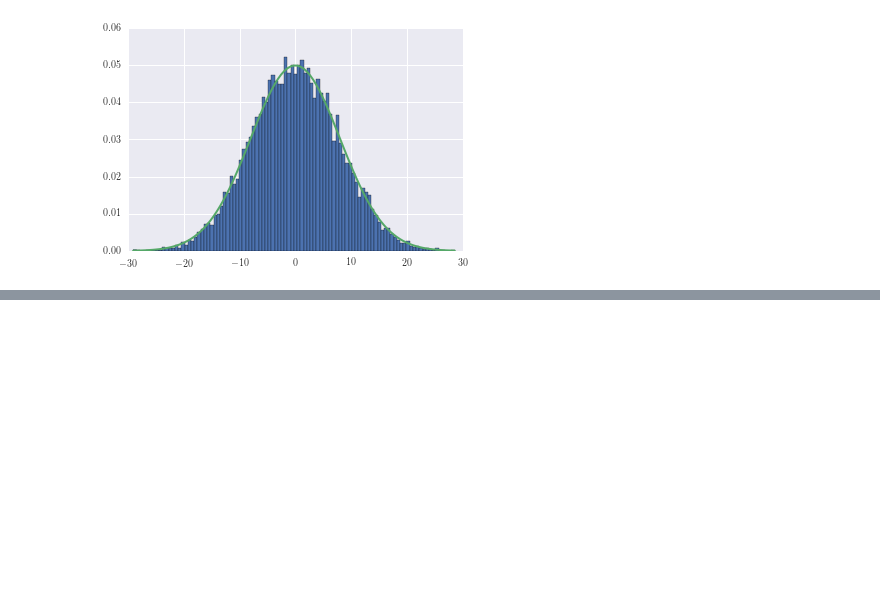
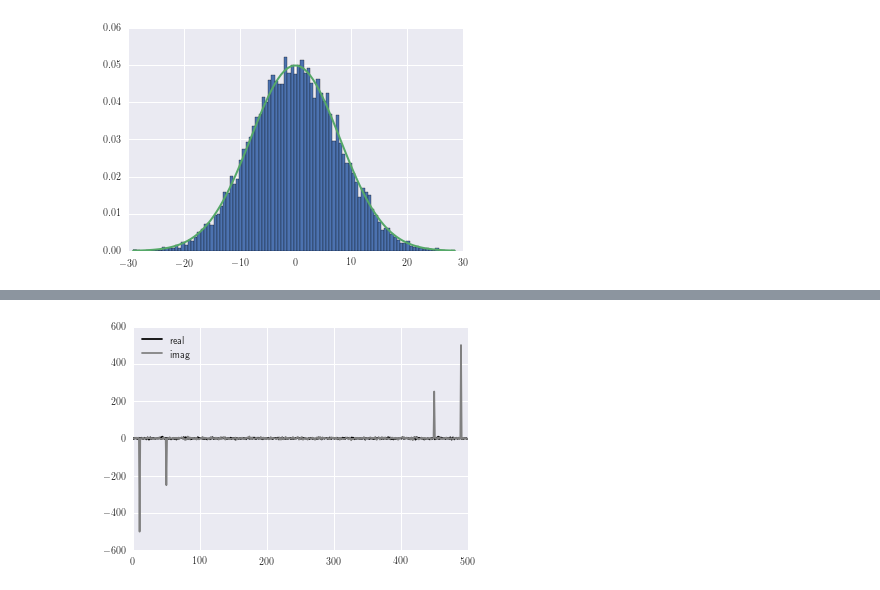
Before and after one commit to temcom/ipython, a Jupyter notebook: Test_First_Try.ipynb, the cells around one changed output, grey strips where cells are left out. Drawn from its saved outputs; the diff is of its cells as text; code cells hidden in the pictures; blank space fills up the shorter version.

```diff
--- a/Test_First_Try.ipynb
+++ b/Test_First_Try.ipynb
@@ -126,0 +142,8 @@ pylab.show()
+# %%
+F = np.fft.fft(f)
+pylab.plot(F.real, 'k', label='real')
+pylab.plot(F.imag, 'gray', label='imag')
+pylab.legend(loc=2)
+pylab.show()
+# %% [output]
+[figure, added]
```
Also changed, not shown: parts of 3 cells of this notebook.
